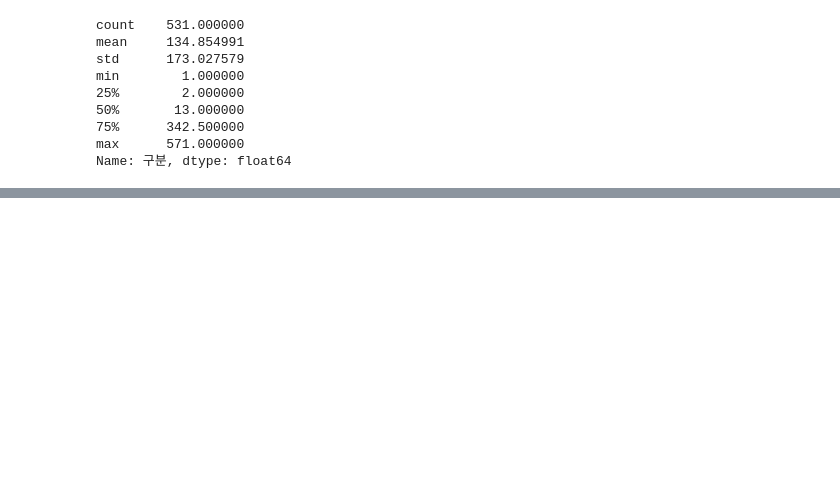
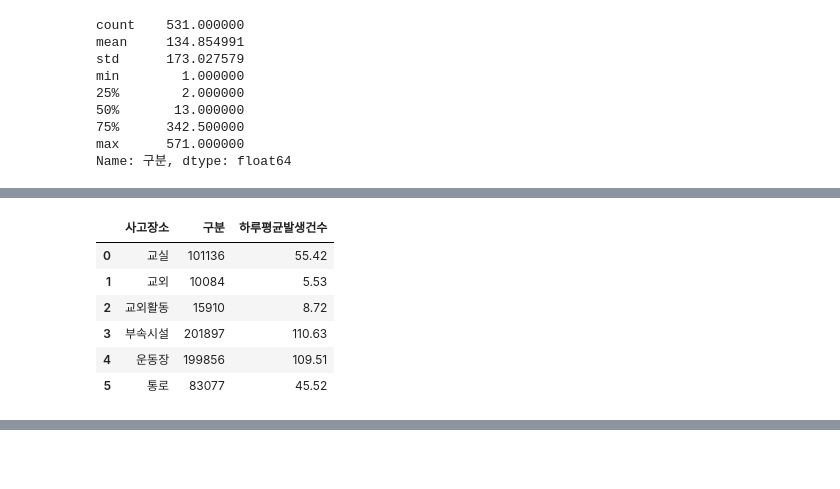
Before and after one commit to CHOIEUNHYE/school-accidents, a Jupyter notebook: code/eda/학교안전사고현황eda_최은혜.ipynb, the cells around one changed output, grey strips where cells are left out. Saved outputs shown, nothing was run; the diff lists cells and outputs as text; code cells hidden in the pictures; blank space fills up the shorter version.

```diff
--- a/code/eda/학교안전사고현황eda_최은혜.ipynb
+++ b/code/eda/학교안전사고현황eda_최은혜.ipynb
@@ -174,0 +214,13 @@ acc_spot
+# %%
+## 5개년 비교 필요 없을듯?
+acc_spot_one_day = df.groupby(['사고장소']).count()[['구분']].reset_index()
+acc_spot_one_day['하루평균발생건수'] = round(acc_spot_one_day['구분']/(365*5),2)
+acc_spot_one_day
+# %% [output]
+|  | 사고장소 | 구분 | 하루평균발생건수 |
+| 0 | 교실 | 101136 | 55.42 |
+| 1 | 교외 | 10084 | 5.53 |
+| 2 | 교외활동 | 15910 | 8.72 |
+| 3 | 부속시설 | 201897 | 110.63 |
+| 4 | 운동장 | 199856 | 109.51 |
+| 5 | 통로 | 83077 | 45.52 |
```
Also changed, not shown: parts of 32 cells of this notebook, 2 other files.
